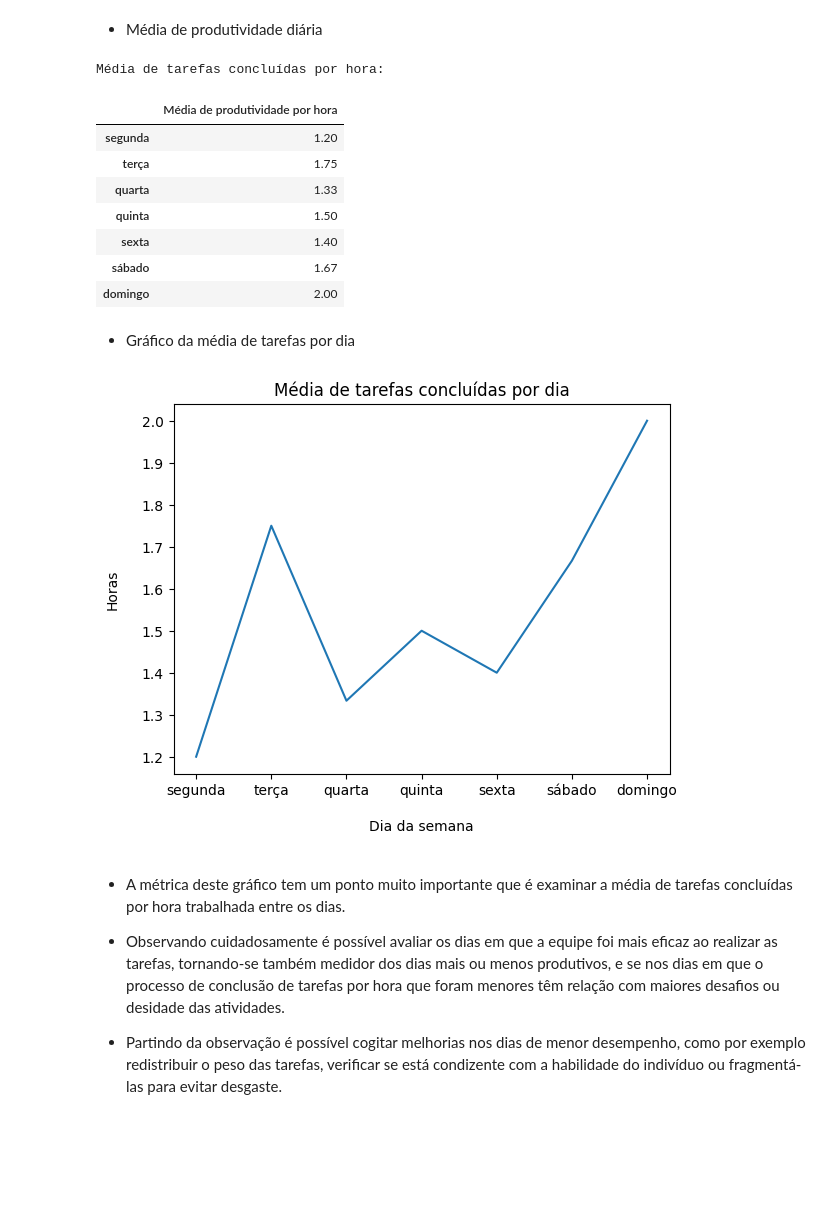
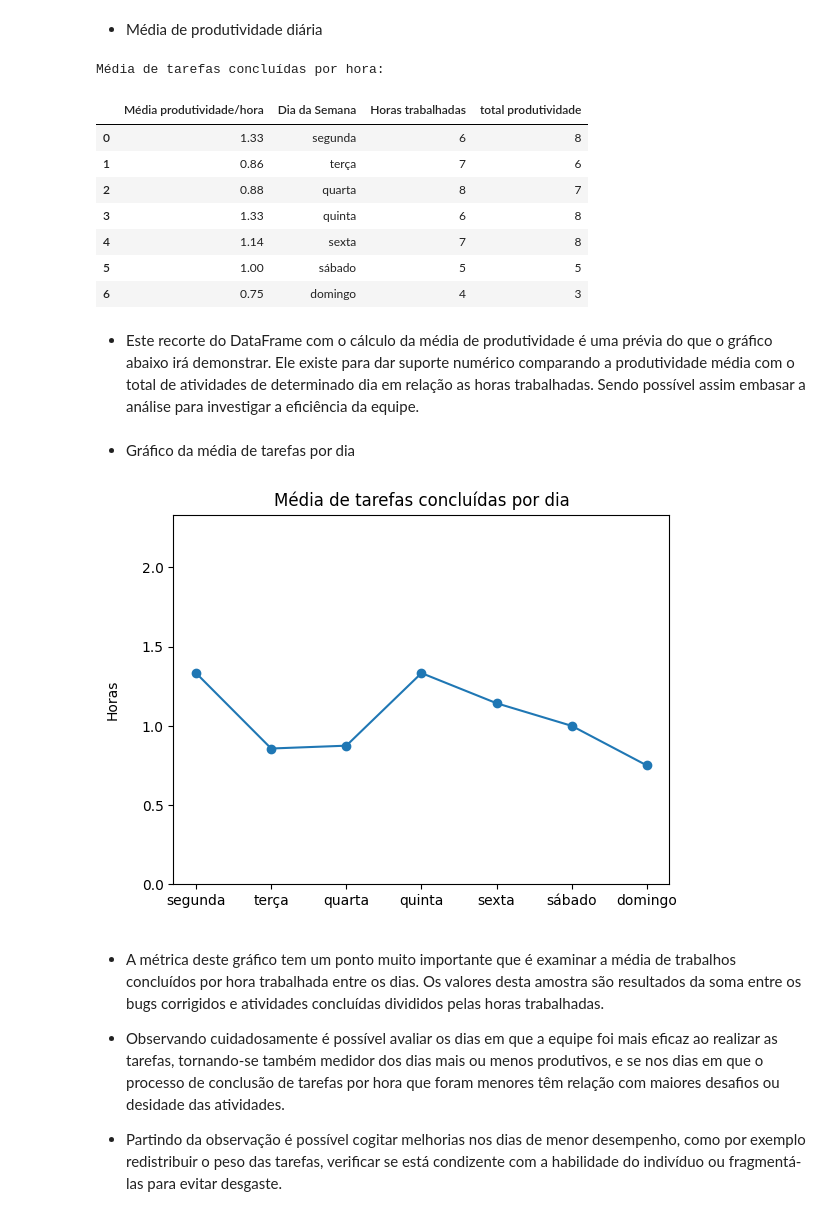
Before and after one commit to mathuscm/Projeto_M4_Relatorio-de-Progresso, a Jupyter notebook: projeto_m4_individual.ipynb, the cells around one changed output. Cells and saved outputs as stored; diff of their text form; code cells hidden in the pictures; blank space fills up the shorter version.

Commit message:
Refinando as análises
Inserção de novos gráficos para embasar  as análises

```diff
--- a/projeto_m4_individual.ipynb
+++ b/projeto_m4_individual.ipynb
@@ -129,42 +133,50 @@ plt.show()
 # %%
 horas_trabalhadas = [6, 7, 8, 6, 7, 5, 4]
 tarefas_concluidas = [5, 4, 6, 4, 5, 3, 2]
+bugs_corrigidos = [3, 2, 1, 4, 3, 2, 1]
 
 produtividade = []
 
-for horas, tarefas in zip(horas_trabalhadas, tarefas_concluidas):
-    media_produtividade = horas / tarefas
+for horas, tarefas, bugs in zip(horas_trabalhadas, tarefas_concluidas, bugs_corrigidos):
+    media_produtividade = (tarefas + bugs) / horas
     produtividade.append(media_produtividade)
 
 print('Média de tarefas concluídas por hora: ')
 
-indice_producao = pd.DataFrame(produtividade, x, columns=['Média de produtividade por hora'])
+indice_producao = pd.DataFrame(produtividade, x, columns=['Média produtividade/hora'])
+indice_producao['Dia da Semana'] = x
+indice_producao['Horas trabalhadas'] = horas_trabalhadas
+indice_producao = indice_producao.reset_index(drop=True)
+indice_producao['total produtividade'] = table['total produtividade']
 indice_producao.round(2)
 # %% [output]
 Média de tarefas concluídas por hora:
-|  | Média de produtividade por hora |
-| segunda | 1.20 |
-| terça | 1.75 |
-| quarta | 1.33 |
-| quinta | 1.50 |
-| sexta | 1.40 |
-| sábado | 1.67 |
-| domingo | 2.00 |
+|  | Média produtividade/hora | Dia da Semana | Horas trabalhadas | total produtividade |
+| 0 | 1.33 | segunda | 6 | 8 |
+| 1 | 0.86 | terça | 7 | 6 |
+| 2 | 0.88 | quarta | 8 | 7 |
+| 3 | 1.33 | quinta | 6 | 8 |
+| 4 | 1.14 | sexta | 7 | 8 |
+| 5 | 1.00 | sábado | 5 | 5 |
+| 6 | 0.75 | domingo | 4 | 3 |
+# %% [markdown]
+* Este recorte do DataFrame com o cálculo da média de produtividade é uma prévia do que o gráfico abaixo irá demonstrar. Ele existe para dar suporte numérico comparando a produtividade média com o total de atividades de determinado dia em relação as horas trabalhadas. Sendo possível assim embasar a análise para investigar a eficiência da equipe.
 # %% [markdown]
 * Gráfico da média de tarefas por dia
 # %%
 x = ['segunda', 'terça', 'quarta', 'quinta','sexta', 'sábado','domingo']
 y = produtividade
 
 plt.title('Média de tarefas concluídas por dia')
 plt.plot(x, y)
+plt.scatter(x, y)
 plt.ylabel('Horas\n')
-plt.xlabel('\nDia da semana')
+plt.ylim(0, max(y) + 1)
 plt.show()
 # %% [output]
-[figure, old version]
+[figure, new version]
 # %% [markdown]
-- A métrica deste gráfico tem um ponto muito importante que é examinar a média de tarefas concluídas por hora trabalhada entre os dias.
+- A métrica deste gráfico tem um ponto muito importante que é examinar a média de trabalhos concluídos por hora trabalhada entre os dias. Os valores desta amostra são resultados da soma entre os bugs corrigidos e atividades concluídas divididos pelas horas trabalhadas.
 
 - Observando cuidadosamente é possível avaliar os dias em que a equipe foi mais eficaz ao realizar as tarefas, tornando-se também medidor dos dias mais ou menos produtivos, e se nos dias em que o processo de conclusão de tarefas por hora que foram menores têm relação com maiores desafios
 ou desidade das atividades.
```
Also changed, not shown: parts of 7 cells of this notebook.
